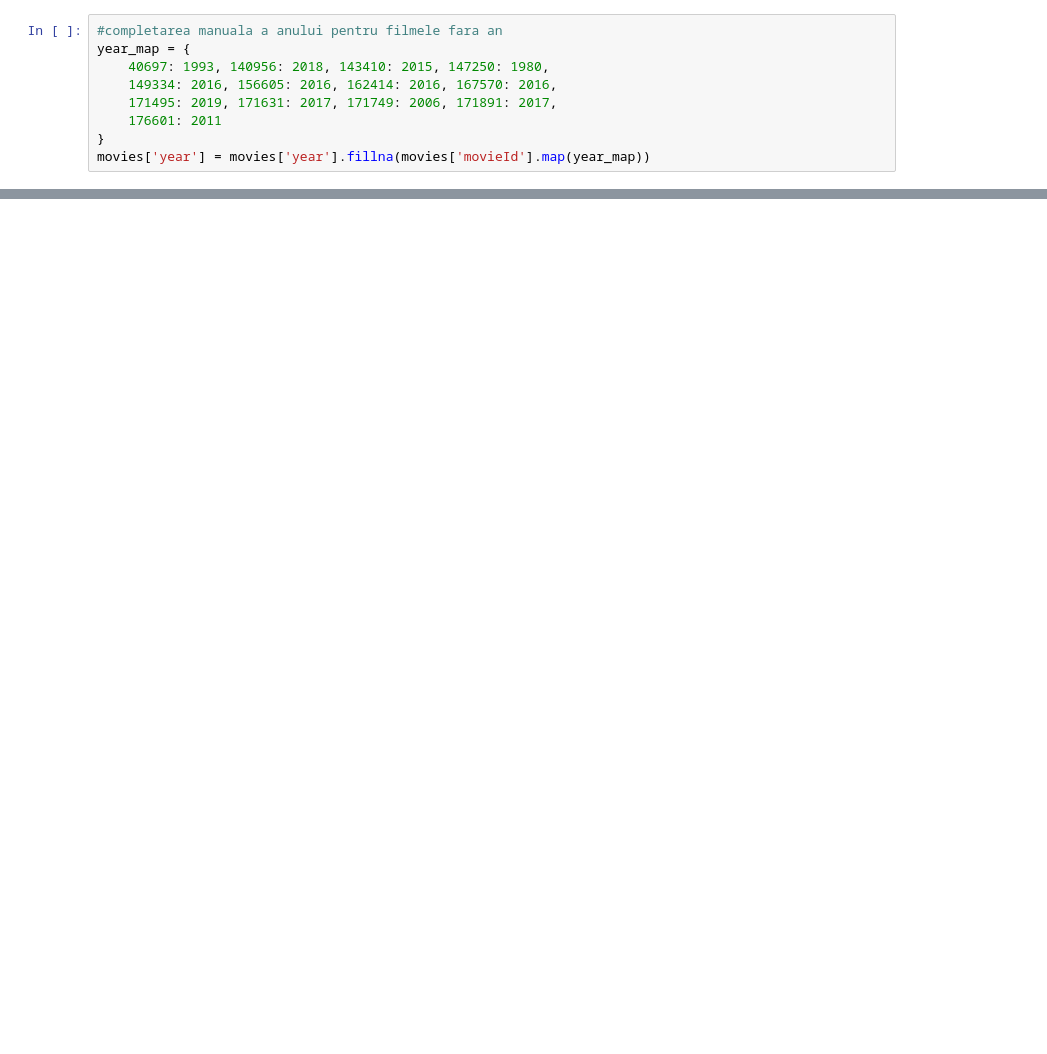
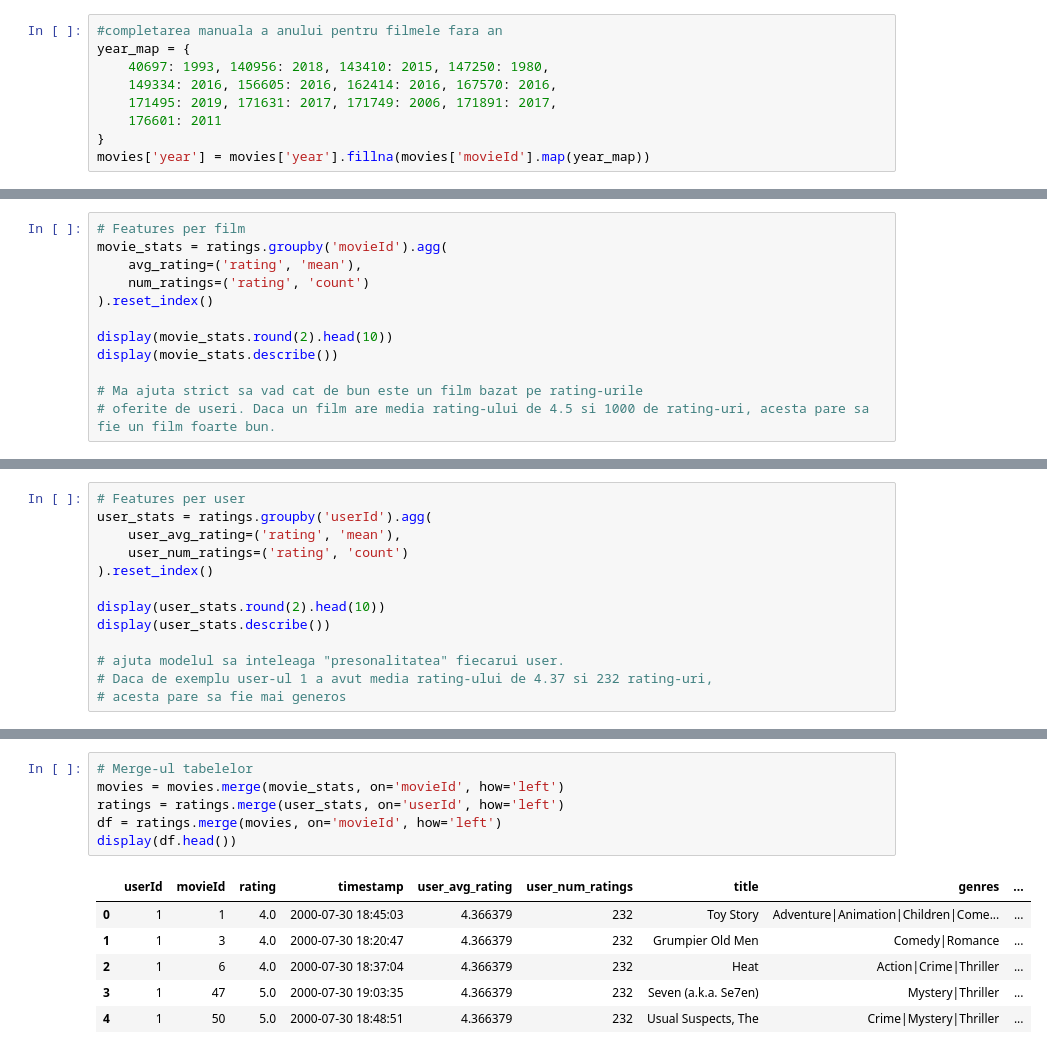
Before and after one commit to Alexandorel/ML-Product-Recommendation, a Jupyter notebook: src/python.ipynb, the cells around one changed output, grey strips where cells are left out. Saved outputs shown, nothing was run; the diff lists cells and outputs as text; blank space fills up the shorter version.

```diff
--- a/src/python.ipynb
+++ b/src/python.ipynb
@@ -117,0 +350,12 @@ display(tags.duplicated().sum())
+# %%
+# Features per film
+movie_stats = ratings.groupby('movieId').agg(
+    avg_rating=('rating', 'mean'),
+    num_ratings=('rating', 'count')
+).reset_index()
+
+display(movie_stats.round(2).head(10))
+display(movie_stats.describe())
+
+# Ma ajuta strict sa vad cat de bun este un film bazat pe rating-urile
+# oferite de useri. Daca un film are media rating-ului de 4.5 si 1000 de rating-uri, acesta pare sa fie un film foarte bun.
@@ -117,0 +383,13 @@ display(tags.duplicated().sum())
+# %%
+# Features per user
+user_stats = ratings.groupby('userId').agg(
+    user_avg_rating=('rating', 'mean'),
+    user_num_ratings=('rating', 'count')
+).reset_index()
+
+display(user_stats.round(2).head(10))
+display(user_stats.describe())
+
+# ajuta modelul sa inteleaga "presonalitatea" fiecarui user.
+# Daca de exemplu user-ul 1 a avut media rating-ului de 4.37 si 232 rating-uri,
+# acesta pare sa fie mai generos
@@ -117,0 +417,13 @@ display(tags.duplicated().sum())
+# %%
+# Merge-ul tabelelor
+movies = movies.merge(movie_stats, on='movieId', how='left')
+ratings = ratings.merge(user_stats, on='userId', how='left')
+df = ratings.merge(movies, on='movieId', how='left')
+display(df.head())
+# %% [output]
+|  | userId | movieId | rating | timestamp | user_avg_rating | user_num_ratings | title | genres | ... |
+| 0 | 1 | 1 | 4.0 | 2000-07-30 18:45:03 | 4.366379 | 232 | Toy Story | Adventure|Animation|Children|Come... | ... |
+| 1 | 1 | 3 | 4.0 | 2000-07-30 18:20:47 | 4.366379 | 232 | Grumpier Old Men | Comedy|Romance | ... |
+| 2 | 1 | 6 | 4.0 | 2000-07-30 18:37:04 | 4.366379 | 232 | Heat | Action|Crime|Thriller | ... |
+| 3 | 1 | 47 | 5.0 | 2000-07-30 19:03:35 | 4.366379 | 232 | Seven (a.k.a. Se7en) | Mystery|Thriller | ... |
+| 4 | 1 | 50 | 5.0 | 2000-07-30 18:48:51 | 4.366379 | 232 | Usual Suspects, The | Crime|Mystery|Thriller | ... |
```
Also changed, not shown: parts of 20 cells of this notebook, 7 other files.
